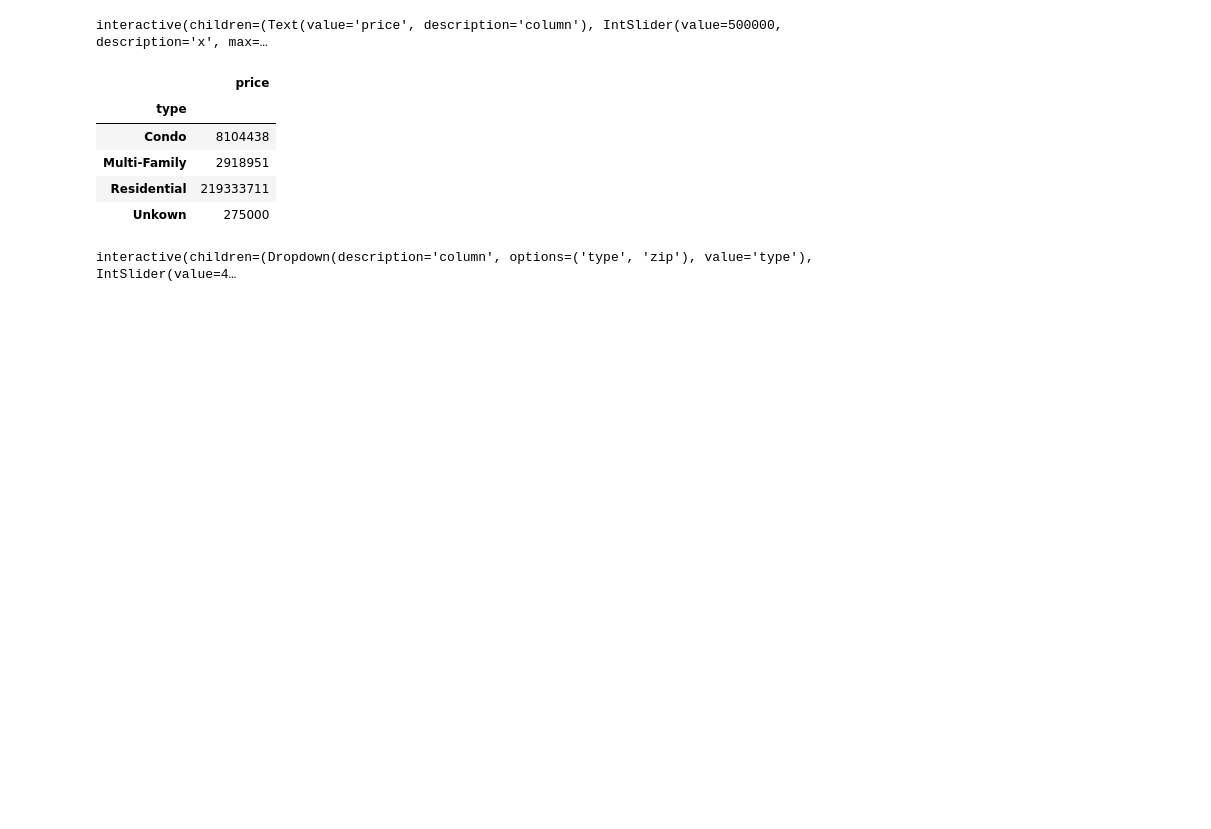
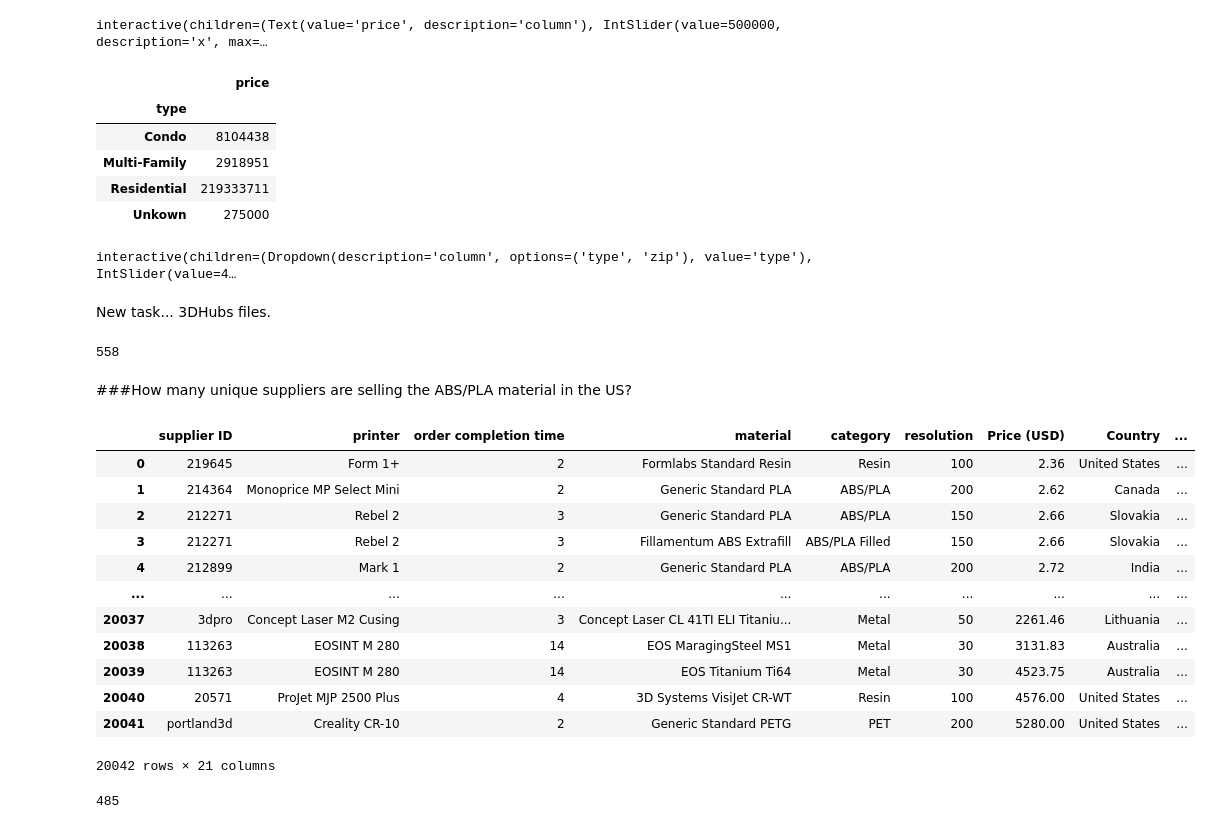
Before and after one commit to 4AM365/MFG598, a Jupyter notebook: Practice/wcraig_mfg598_wk10_practice.ipynb, the cells around one changed output. Cells and saved outputs as stored; diff of their text form; code cells hidden in the pictures; blank space fills up the shorter version.

```diff
--- a/Practice/wcraig_mfg598_wk10_practice.ipynb
+++ b/Practice/wcraig_mfg598_wk10_practice.ipynb
@@ -222,3 +222,42 @@ def sumGroup(column=['type','zip'], price = (0,9000000)):
     return aggDF.loc[aggDF['price'] > price]
 # %% [output]
 interactive(children=(Dropdown(description='column', options=('type', 'zip'), value='type'), IntSlider(value=4…
+# %% [markdown]
+New task... 3DHubs files.
+# %%
+supplierDF = pd.read_csv(filepath+'/3dhubs_suppliers.csv')
+machineDF = pd.read_csv(filepath+'/3dhubs_suppliers_machines.csv')
+# %%
+#How many suppliers are in the US?
+#Country column... 'C'
+#Chained commands used here.
+#Do not create too many dataframes. They sit in memory!
+supplierDF['Country'].value_counts().loc["United States"]
+# %% [output]
+558
+# %% [markdown]
+###How many unique suppliers are selling the ABS/PLA material in the US?
+# %%
+
+#Need to merge 2 dataframes, because the material data is in machineDF.
+# The common supplier ID must be merged between the two.
+
+#pd.merge works like a SQL join operation
+
+#This command merges supplierDF INTO machineDF
+mergedDF = pd.merge(machineDF, supplierDF, on = ['supplier ID'], how = 'left')
+mergedDF
+# %% [output]
+|  | supplier ID | printer | order completion time | material | category | resolution | Price (USD) | Country | ... |
+| 0 | 219645 | Form 1+ | 2 | Formlabs Standard Resin | Resin | 100 | 2.36 | United States | ... |
+| 1 | 214364 | Monoprice MP Select Mini | 2 | Generic Standard PLA | ABS/PLA | 200 | 2.62 | Canada | ... |
+| 2 | 212271 | Rebel 2 | 3 | Generic Standard PLA | ABS/PLA | 150 | 2.66 | Slovakia | ... |
+| 3 | 212271 | Rebel 2 | 3 | Fillamentum ABS Extrafill | ABS/PLA Filled | 150 | 2.66 | Slovakia | ... |
+| 4 | 212899 | Mark 1 | 2 | Generic Standard PLA | ABS/PLA | 200 | 2.72 | India | ... |
+| ... | ... | ... | ... | ... | ... | ... | ... | ... | ... |
+| 20037 | 3dpro | Concept Laser M2 Cusing | 3 | Concept Laser CL 41TI ELI Titaniu... | Metal | 50 | 2261.46 | Lithuania | ... |
+| 20038 | 113263 | EOSINT M 280 | 14 | EOS MaragingSteel MS1 | Metal | 30 | 3131.83 | Australia | ... |
+| 20039 | 113263 | EOSINT M 280 | 14 | EOS Titanium Ti64 | Metal | 30 | 4523.75 | Australia | ... |
+| 20040 | 20571 | ProJet MJP 2500 Plus | 4 | 3D Systems VisiJet CR-WT | Resin | 100 | 4576.00 | United States | ... |
+| 20041 | portland3d | Creality CR-10 | 2 | Generic Standard PETG | PET | 200 | 5280.00 | United States | ... |
+20042 rows × 21 columns
@@ -224,0 +266,5 @@ interactive(children=(Dropdown(description='column', options=('type', 'zip'), va
+# %%
+#nunique -> number of unique
+filterDF['supplier ID'].nunique()
+# %% [output]
+485
```
Also changed, not shown: parts of 1 cell of this notebook.
